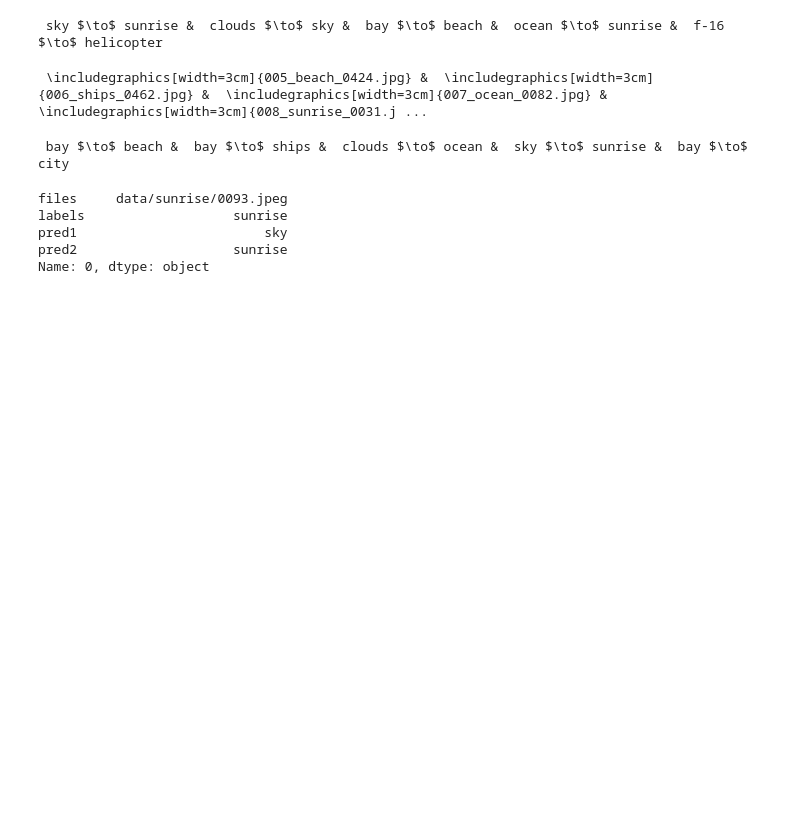
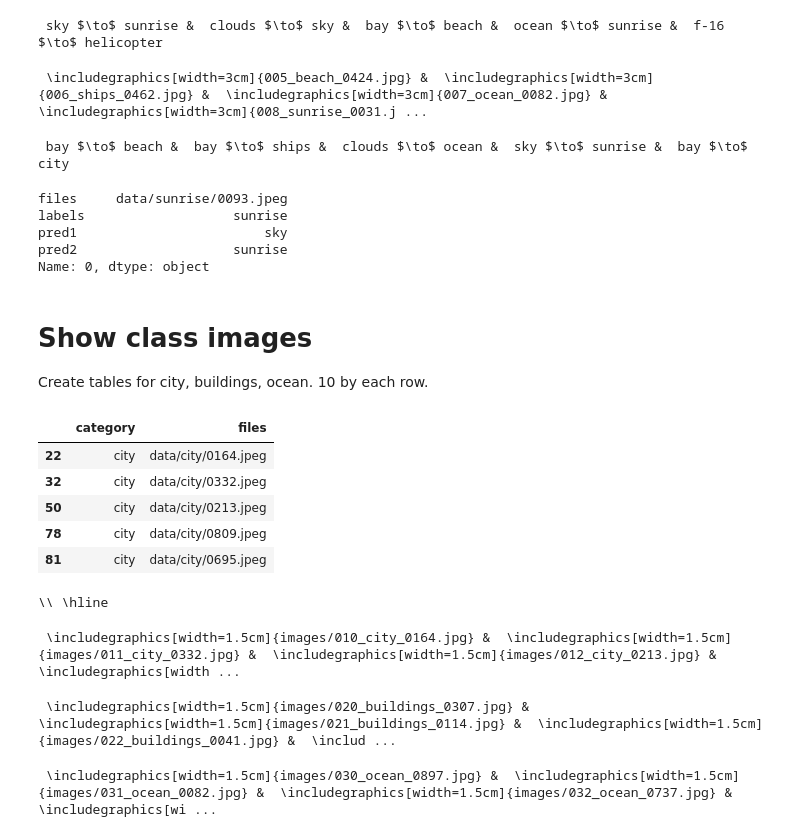
Before and after one commit to karino2/ClassSim, a Jupyter notebook: latex_format.ipynb, the cells around one changed output. Saved outputs shown, nothing was run; the diff lists cells and outputs as text; code cells hidden in the pictures; blank space fills up the shorter version.

Commit message:
Add class tables

```diff
--- a/latex_format.ipynb
+++ b/latex_format.ipynb
@@ -450,0 +445,5 @@ data2latex(fpath, dest)
+# %% [markdown]
+# Show class images
+
+Create tables for city, buildings, ocean.
+10 by each row.
@@ -450,0 +452,9 @@ data2latex(fpath, dest)
+# %%
+testdf[testdf['category'] == cat][0:5]
+# %% [output]
+|  | category | files |
+| 22 | city | data/city/0164.jpeg |
+| 32 | city | data/city/0332.jpeg |
+| 50 | city | data/city/0213.jpeg |
+| 78 | city | data/city/0809.jpeg |
+| 81 | city | data/city/0695.jpeg |
@@ -450,0 +478,4 @@ data2latex(fpath, dest)
+# %%
+print("\\\\ \\hline")
+# %% [output]
+\\ \hline
@@ -450,0 +495,12 @@ data2latex(fpath, dest)
+# %%
+print_10_cat('city', 10)
+# %% [output]
+ \includegraphics[width=1.5cm]{images/010_city_0164.jpg} &  \includegraphics[width=1.5cm]{images/011_city_0332.jpg} &  \includegraphics[width=1.5cm]{images/012_city_0213.jpg} &  \includegraphics[width ...
+# %%
+print_10_cat('buildings', 20)
+# %% [output]
+ \includegraphics[width=1.5cm]{images/020_buildings_0307.jpg} &  \includegraphics[width=1.5cm]{images/021_buildings_0114.jpg} &  \includegraphics[width=1.5cm]{images/022_buildings_0041.jpg} &  \includ ...
+# %%
+print_10_cat('ocean', 30)
+# %% [output]
+ \includegraphics[width=1.5cm]{images/030_ocean_0897.jpg} &  \includegraphics[width=1.5cm]{images/031_ocean_0082.jpg} &  \includegraphics[width=1.5cm]{images/032_ocean_0737.jpg} &  \includegraphics[wi ...
```
Also changed, not shown: parts of 12 cells of this notebook.
